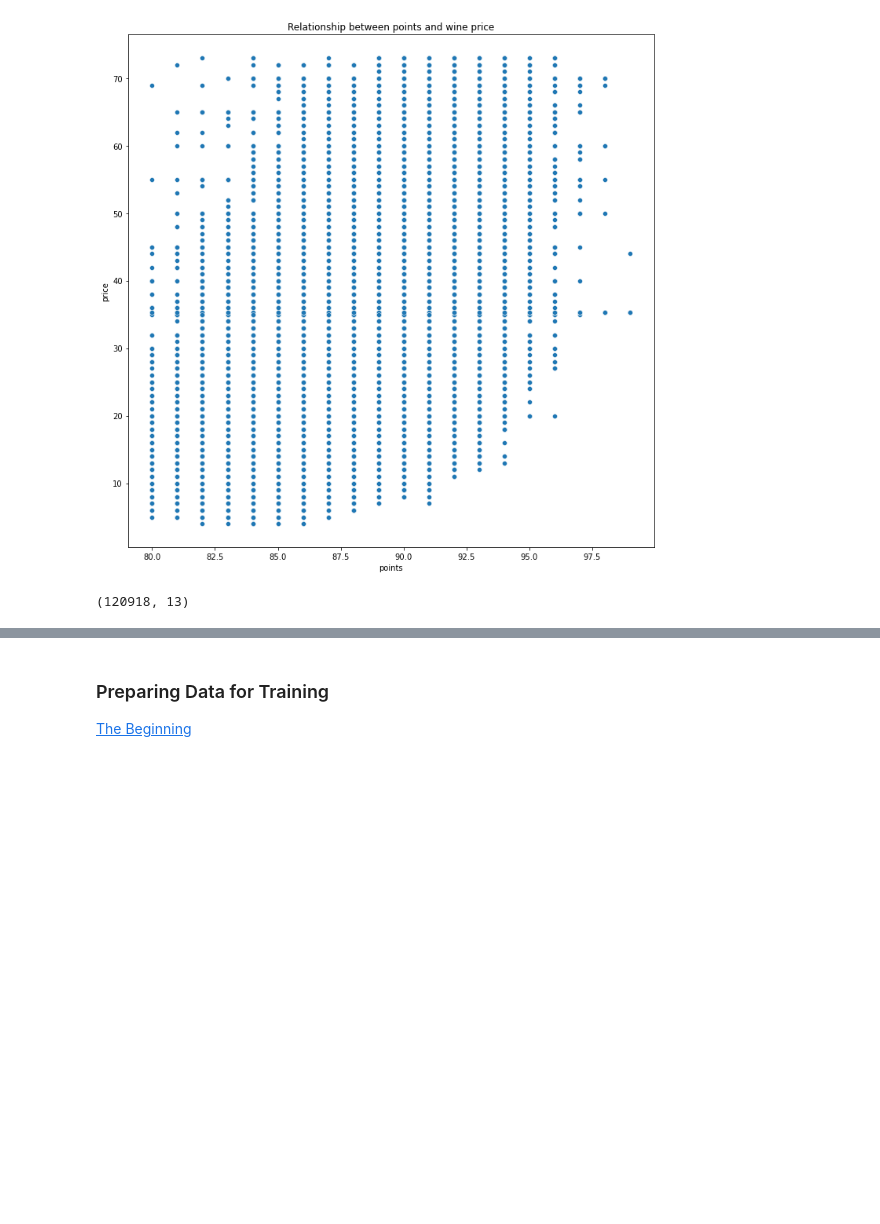
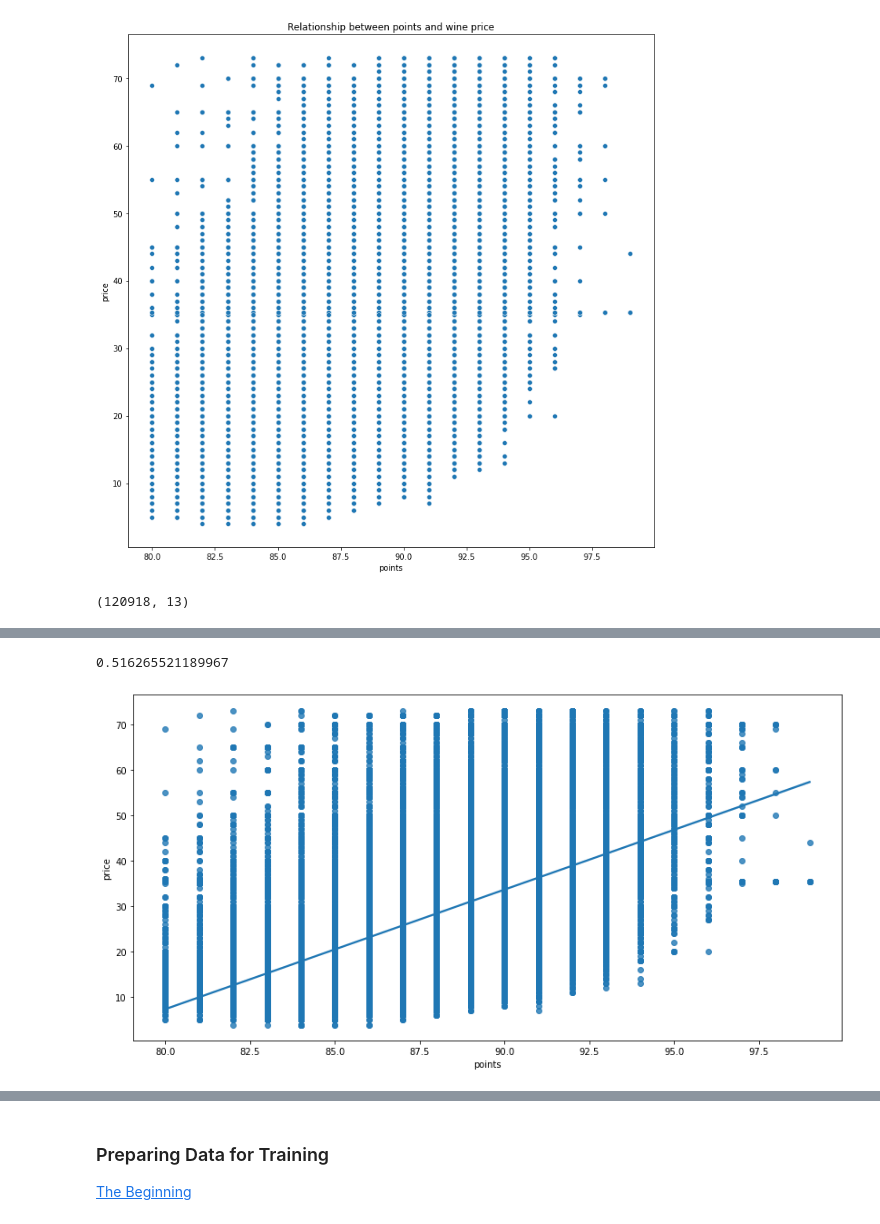
Before and after one commit to KorniiVlasenko/Wine-Price-Predictor, a Jupyter notebook: Wine_reviews_learn_project.ipynb, the cells around one changed output, grey strips where cells are left out. Saved outputs shown, nothing was run; the diff lists cells and outputs as text; code cells hidden in the pictures; blank space fills up the shorter version.

Commit message:
Started visualizing the relationship between the different features and the target
A more thoughtful choice of features. Beginning of visualization.

```diff
--- a/Wine_reviews_learn_project.ipynb
+++ b/Wine_reviews_learn_project.ipynb
@@ -219,0 +252,8 @@ data.shape
+# %%
+plt.figure(figsize=(14,7))
+sns.regplot(x=data.points, y=data.price)
+
+np.corrcoef(data.points, data.price)[0, 1]
+# %% [output]
+0.516265521189967
+[figure, added]
```
Also changed, not shown: parts of 9 cells of this notebook.
